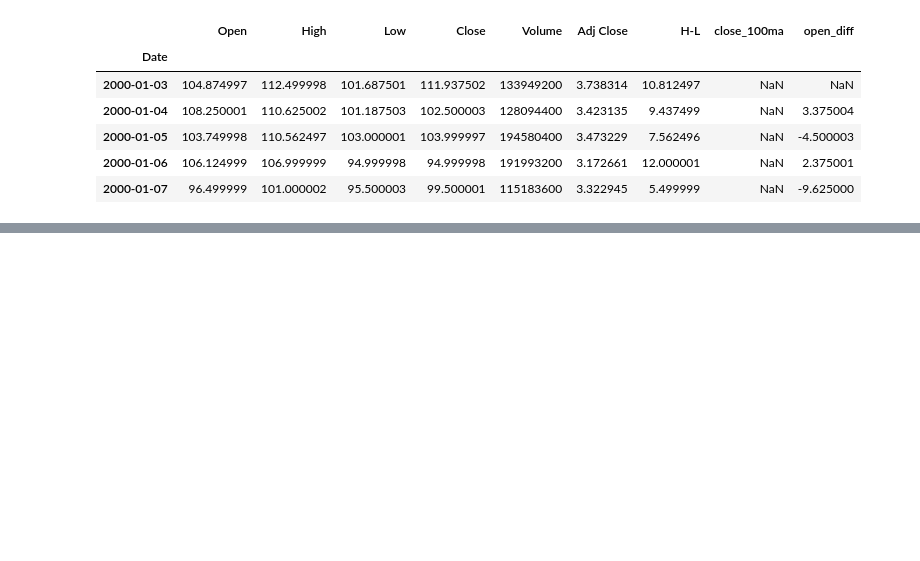
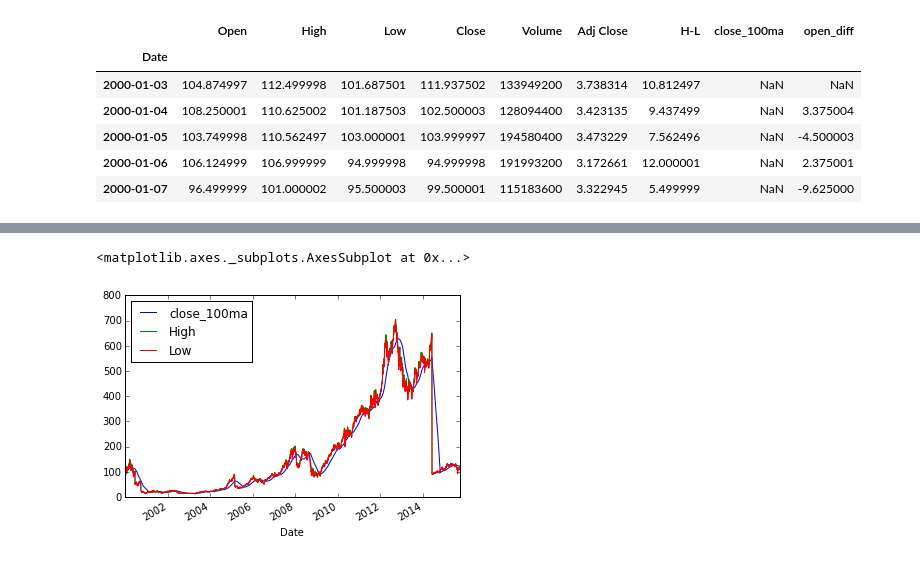
Before and after one commit to arkoneogy/mytutorials, a Jupyter notebook: python/sentdex_pandas_tut_youtube.ipynb, the cells around one changed output, grey strips where cells are left out. Drawn from its saved outputs; the diff is of its cells as text; code cells hidden in the pictures; blank space fills up the shorter version.

```diff
--- a/python/sentdex_pandas_tut_youtube.ipynb
+++ b/python/sentdex_pandas_tut_youtube.ipynb
@@ -409,0 +413,5 @@ a5['Close'].plot()
+# %%
+a5[['close_100ma','High','Low']].plot()
+# %% [output]
+<matplotlib.axes._subplots.AxesSubplot at 0x...>
+[figure, added]
```
Also changed, not shown: parts of 30 cells of this notebook, 1 other file.
